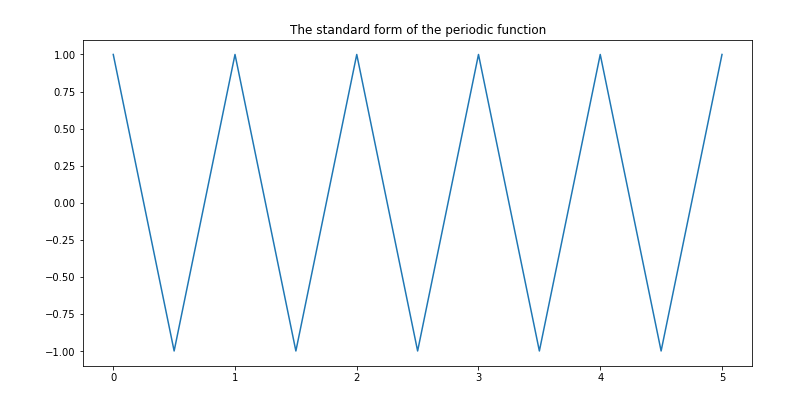
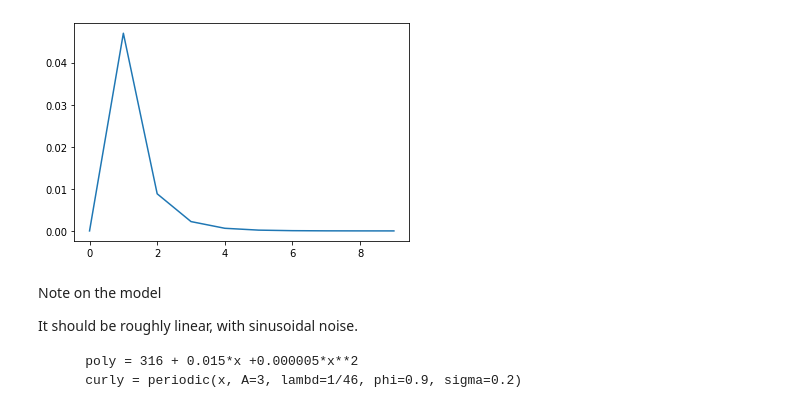
Before and after one commit to michlee1337/DataScience, a Jupyter notebook: Stats/carbonDioxide.ipynb, the cells around one changed output. Cells and saved outputs as stored; diff of their text form; code cells hidden in the pictures.

```diff
--- a/Stats/carbonDioxide.ipynb
+++ b/Stats/carbonDioxide.ipynb
@@ -18,44 +80,10 @@ plt.show();
-# %%
-def f(x, A=1, lambd=1, phi=0, sigma=0):
-    '''
-    A periodic triangle function with specified amplitude, frequency, phase,
-    and optional noise added to the function value.
-
-    Inputs:
-
-        x (float or array): The input value(s) at which to evaluate the
-          function.
-
-        A (float): The amplitude of the function. The non-noisy function
-          value will vary from -A to A. Default: 1.
-
-        lambda (float): The frequency of the function. There will will be
-          lambda waves per unit of `x`. Default: 1.
-
-        phi (float): The phase offset of the function. The graph of the
-          function moves to the left by this many waves. Note that `phi`
-          is periodic in the range [0, 1], so setting `phi = 1.2` will
-          have the same effect as setting `phi = 0.2` or `phi = `2.2`.
-          Default: 0.
-
-        sigma (float): The amount of noise to add to the function value,
-          interpreted as the standard deviation of zero-mean Gaussian
-          noise. Default: 0.
-
-    Returns: (float or array) matching the dimensions of `x` with the
-      periodic function values.
-    '''
-    return (
-        A * (4 * abs((lambd * x + phi) % 1 - 0.5) - 1) +
-        stats.norm.rvs(0, sigma, size=np.shape(x)))
-
-plot_x = np.linspace(0, 5, 501)
-plt.figure(figsize=(12, 6))
-plt.plot(plot_x, f(plot_x))
-plt.title('The standard form of the periodic function')
-plt.show()
-# %% [output]
-[figure, removed]
+# %%
+
+
+plt.plot([x for x in range(10)],[stats.gamma.pdf(x,0.1,0.1) for x in range(10)]);
+plt.show();
+# %% [output]
+[figure, added]
 # %%
 # setup model data
 
@@ -66,6 +94,13 @@ stan_data = {
     'n': n,
     'n_future': n_future,
     'x': data.loc[:n-1][1]}  # Stan gets to see the first n data values only
+# %% [markdown]
+Note on the model
+
+It should be roughly linear, with sinusoidal noise.
+
+        poly = 316 + 0.015*x +0.000005*x**2
+        curly = periodic(x, A=3, lambd=1/46, phi=0.9, sigma=0.2)
 # %%
 # The Stan model. Running this cell compiles the Stan model, which takes
 # some time.
```
Also changed, not shown: parts of 12 cells of this notebook, 5 other files.
